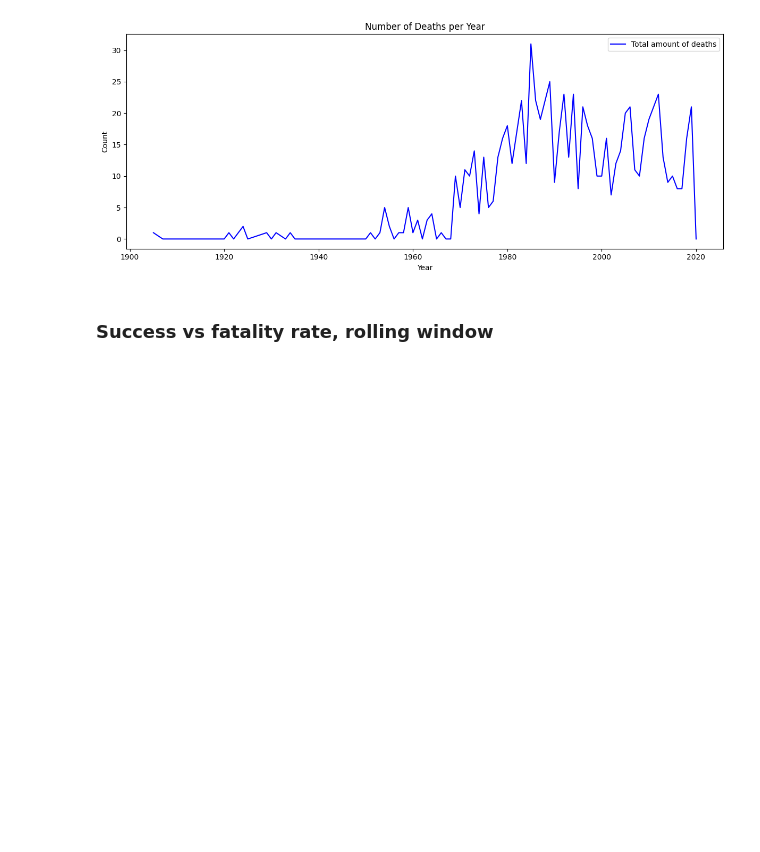
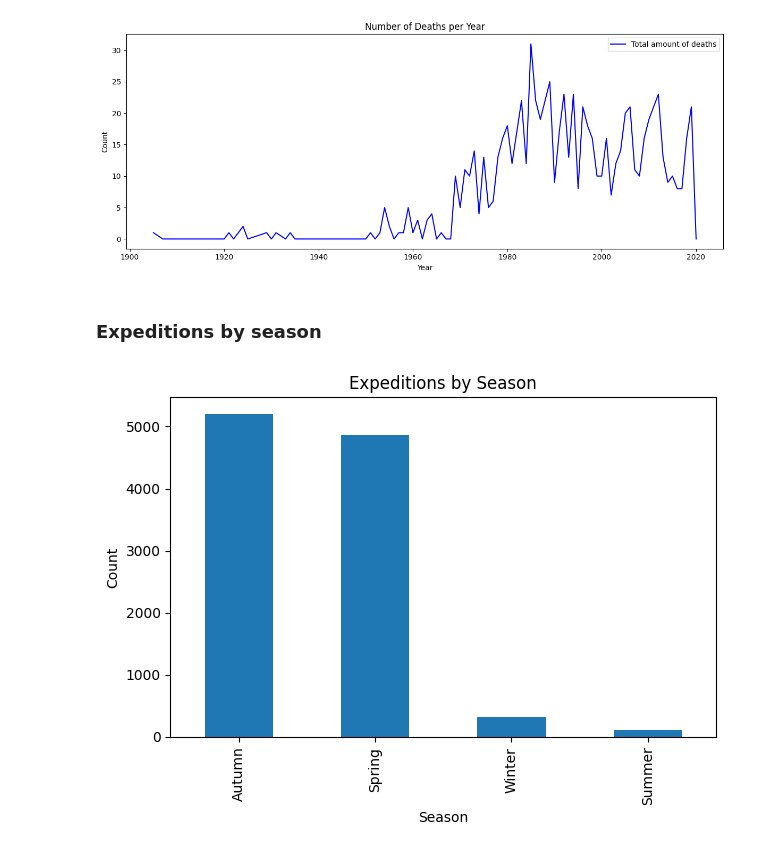
Before and after one commit to DmytroRi/himalayan_expeditions, a Jupyter notebook: HimalayaInsights.ipynb, the cells around one changed output. Cells and saved outputs as stored; diff of their text form; code cells hidden in the pictures; blank space fills up the shorter version.

```diff
--- a/HimalayaInsights.ipynb
+++ b/HimalayaInsights.ipynb
@@ -242,4 +226,16 @@ plt.show()
 # %% [output]
 [figure]
 # %% [markdown]
-### Success vs fatality rate, rolling window
+### Expeditions by season
+# %%
+season_counts = exped['season'].value_counts()
+season_counts = season_counts[:-1]
+plt.figure()
+season_counts.plot(kind='bar')
+plt.title('Expeditions by Season')
+plt.xlabel('Season')
+plt.ylabel('Count')
+plt.tight_layout()
+plt.show()
+# %% [output]
+[figure, added]
```
Also changed, not shown: parts of 7 cells of this notebook.
